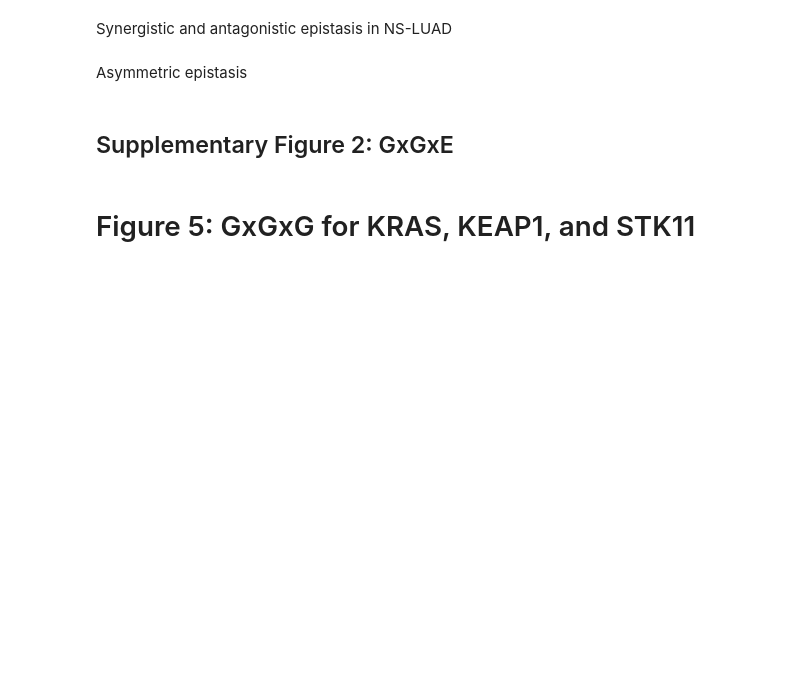
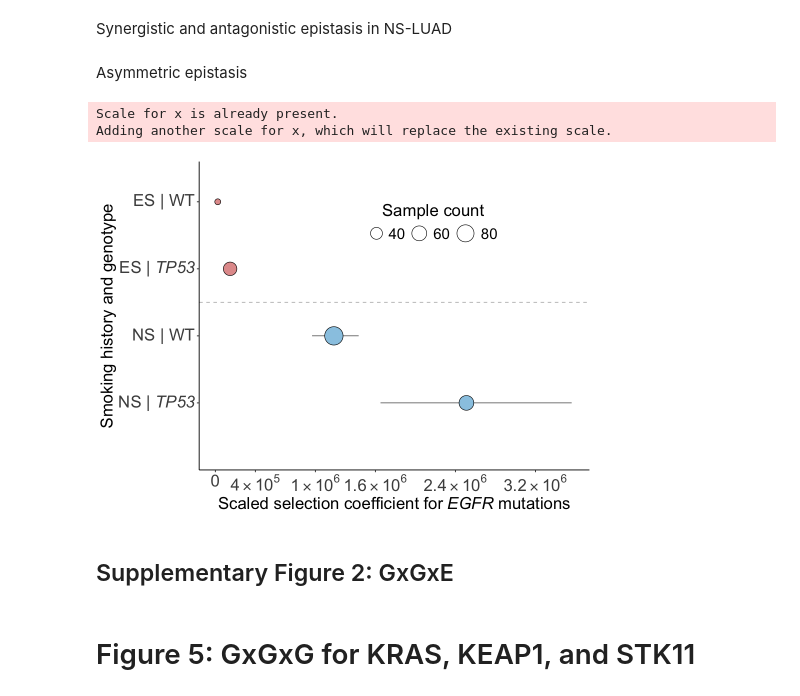
Before and after one commit to Townsend-Lab-Yale/lung-smoking, a Jupyter notebook: code/result_analysis/analysis_for_paper_2.ipynb, the cells around one changed output. Saved outputs shown, nothing was run; the diff lists cells and outputs as text; code cells hidden in the pictures; blank space fills up the shorter version.

Commit message:
Minor plotting updates

```diff
--- a/code/result_analysis/analysis_for_paper_2.ipynb
+++ b/code/result_analysis/analysis_for_paper_2.ipynb
@@ -360,3 +374,45 @@ variant_M2_smoking_interaction_df %>% filter(epistatic_gt != "WT", signif) %>%
 variant_M2_smoking_interaction_df %>% filter(gene_set == "KEAP1_STK11")
 # %%
 variant_M2_smoking_interaction_df %>% filter(gene_set == "KRAS_KEAP1")
+# %%
+mod_plot_gge_interaction = function(mg, gt, smoking_df, nonsmoking_df){
+    scale_factor<-1
+
+    smoking_df %>% bind_rows(nonsmoking_df, .id="key") %>% filter(tested_combo == paste0(gt,"_",mg)) %>%
+    mutate(key = ifelse(key==1, "Ever-smoker","Never-smoker")) %>%
+    mutate(y_label = ifelse(epistatic_gt == "WT", "WT", "*TP53*"),
+           y_label = ifelse(key == "Ever-smoker", paste("ES","|",y_label), paste("NS","|",y_label)),
+           y_label = factor(y_label, levels = c("NS | *TP53*","NS | WT","ES | *TP53*","ES | WT"))) %>% {
+        ggplot(.,aes(x=gamma_mle, y=y_label)) +
+            geom_errorbarh(aes(xmin=gamma_ci_low,xmax=gamma_ci_high),
+                            height=0,linewidth=0.3) +
+            geom_point(aes(fill=key, size=to_count),
+                            color="black",
+                            shape=21) +
+            geom_hline(yintercept = 2.5, lty=2,col="grey") +
+            scale_size_continuous(range=c(3,10)) +
+            scale_fill_manual(values = c("Ever-smoker"="#e39c9b","Never-smoker"="#99c9e4")) +
+            expand_limits(y = 0) +
+            scale_x_continuous(labels=function(x)x*scale_factor) +
+            labs(x="Scaled selection coefficient for *EGFR* mutations", y=paste0('Smoking history and genotype'), size="Sample count") +
+            guides(size=guide_legend(nrow=1), fill="none") +#guide_legend(override.aes = list(size=6))) +
+            theme_classic() +
+            theme(
+                axis.text.y = ggtext::element_markdown(size=20),
+                axis.text.x = element_text(size=20),
+                axis.title = ggtext::element_markdown(size = 20),
+                legend.text = element_text(size=18),
+                legend.title = element_text(size=20, hjust=0.5),
+                legend.position = c(0.6,0.8))
+    }
+}
+
+options(repr.plot.width=8.3, repr.plot.height = 6)
+mg = "EGFR"; gt = "TP53"
+p=mod_plot_gge_interaction(mg, gt, variant_M2_smoking_interaction_df, variant_M2_nonsmoking_interaction_df) +
+    scale_x_continuous(breaks=c(0,4,10,16,24,32)*1e5, labels=scientific_expr)
+p
+# %% [output]
+Scale for x is already present.
+Adding another scale for x, which will replace the existing scale.
+[figure, added]
```
Also changed, not shown: parts of 6 cells of this notebook, 1 other file.
